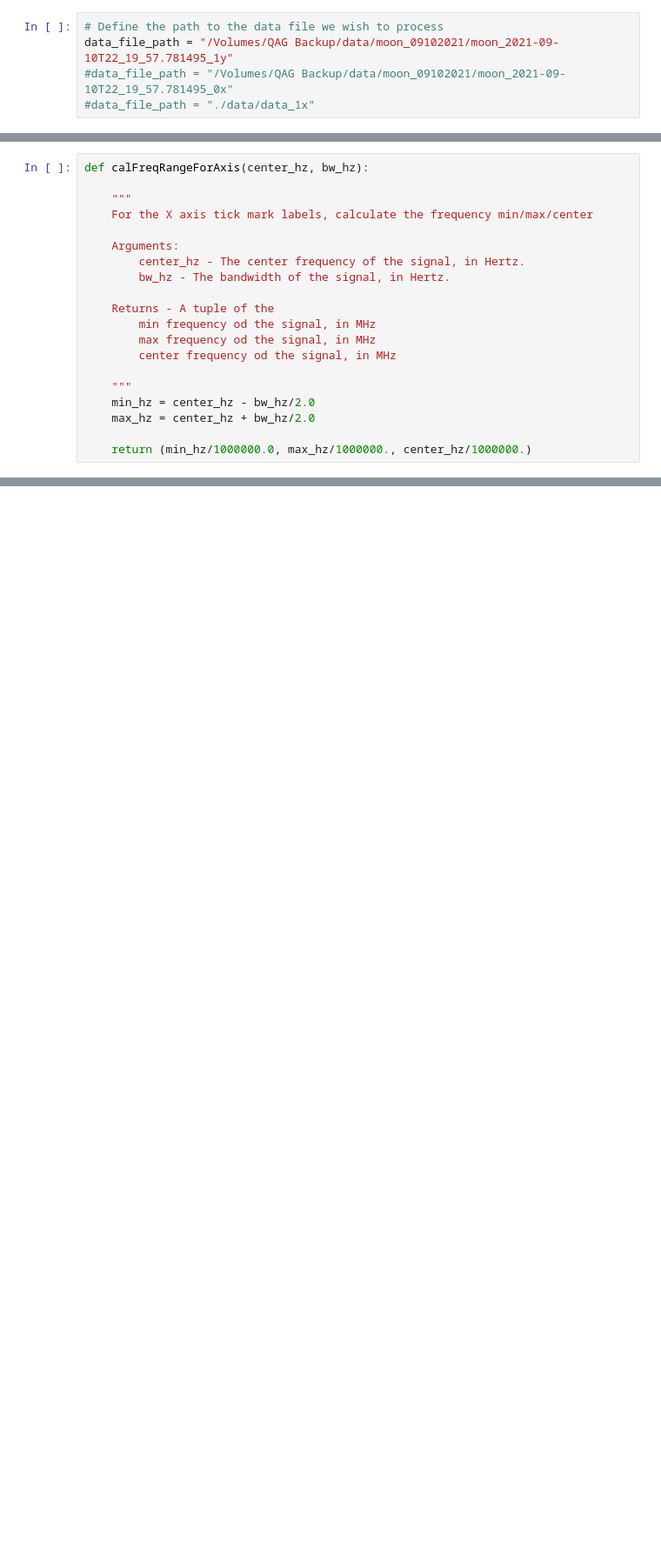
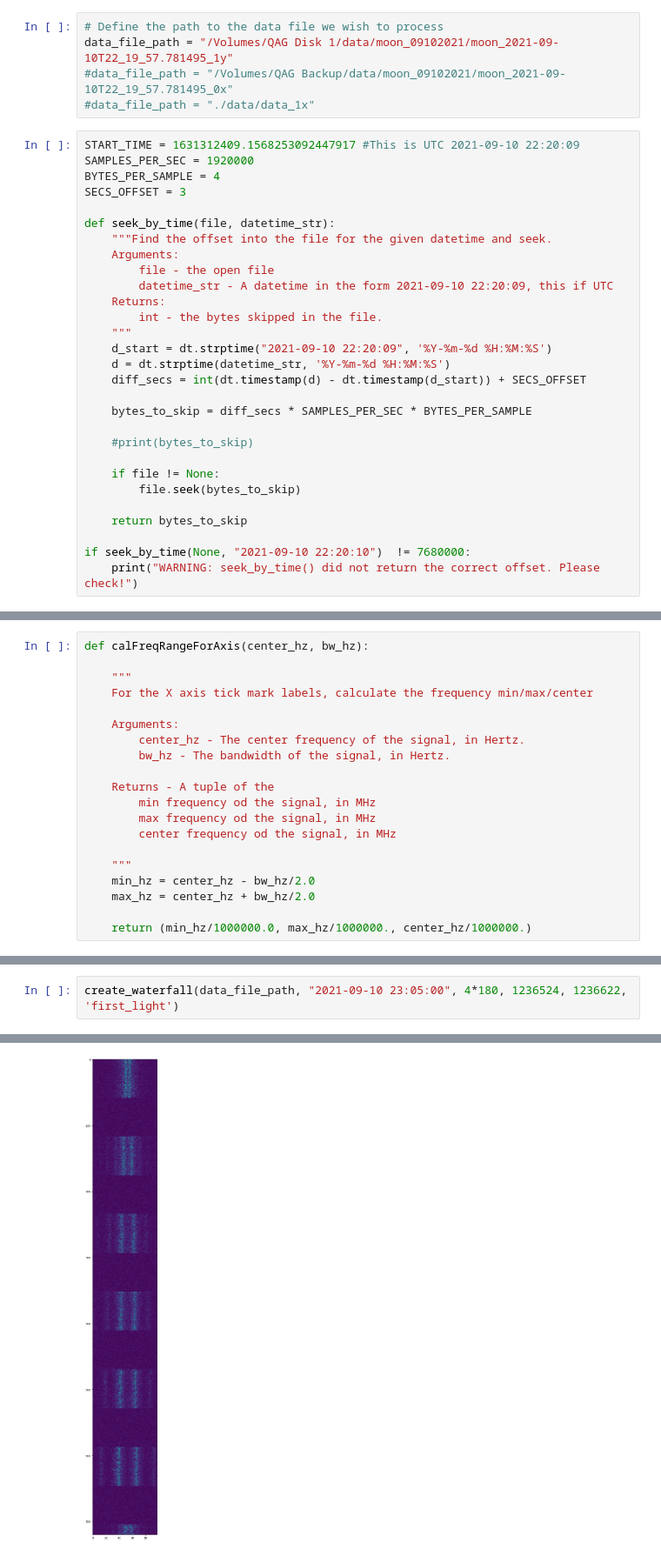
Before and after one commit to jrseti/qag-data-processing, a Jupyter notebook: process_moon_waterfall.ipynb, the cells around one changed output, grey strips where cells are left out. Shown at 87% size. Saved outputs shown, nothing was run; the diff lists cells and outputs as text; blank space fills up the shorter version.

Commit message:
Waterfalls work

```diff
--- a/process_moon_waterfall.ipynb
+++ b/process_moon_waterfall.ipynb
@@ -15,6 +18,35 @@ from pylab import rcParams
 rcParams['figure.figsize'] = 15, 4
 # %%
 # Define the path to the data file we wish to process
-data_file_path = "/Volumes/QAG Backup/data/moon_09102021/moon_2021-09-10T22_19_57.781495_1y"
+data_file_path = "/Volumes/QAG Disk 1/data/moon_09102021/moon_2021-09-10T22_19_57.781495_1y"
 #data_file_path = "/Volumes/QAG Backup/data/moon_09102021/moon_2021-09-10T22_19_57.781495_0x"
 #data_file_path = "./data/data_1x"
+# %%
+START_TIME = 1631312409.1568253092447917 #This is UTC 2021-09-10 22:20:09
+SAMPLES_PER_SEC = 1920000
+BYTES_PER_SAMPLE = 4
+SECS_OFFSET = 3
+
+def seek_by_time(file, datetime_str):
+    """Find the offset into the file for the given datetime and seek.
+    Arguments:
+        file - the open file
+        datetime_str - A datetime in the form 2021-09-10 22:20:09, this if UTC
+    Returns:
+        int - the bytes skipped in the file.
+    """
+    d_start = dt.strptime("2021-09-10 22:20:09", '%Y-%m-%d %H:%M:%S')
+    d = dt.strptime(datetime_str, '%Y-%m-%d %H:%M:%S')
+    diff_secs = int(dt.timestamp(d) - dt.timestamp(d_start)) + SECS_OFFSET
+
+    bytes_to_skip = diff_secs * SAMPLES_PER_SEC * BYTES_PER_SAMPLE
+
+    #print(bytes_to_skip)
+
+    if file != None:
+        file.seek(bytes_to_skip)
+
+    return bytes_to_skip
+
+if seek_by_time(None, "2021-09-10 22:20:10")  != 7680000:
+    print("WARNING: seek_by_time() did not return the correct offset. Please check!")
@@ -124,0 +179,3 @@ plt.show()
+# %%
+create_waterfall(data_file_path, "2021-09-10 23:05:00", 4*180, 1236524, 1236622, 'first_light')
+# %% [output]
@@ -124,0 +183 @@ plt.show()
+[figure, added]
```
Also changed, not shown: parts of 5 cells of this notebook, 1 other file.
